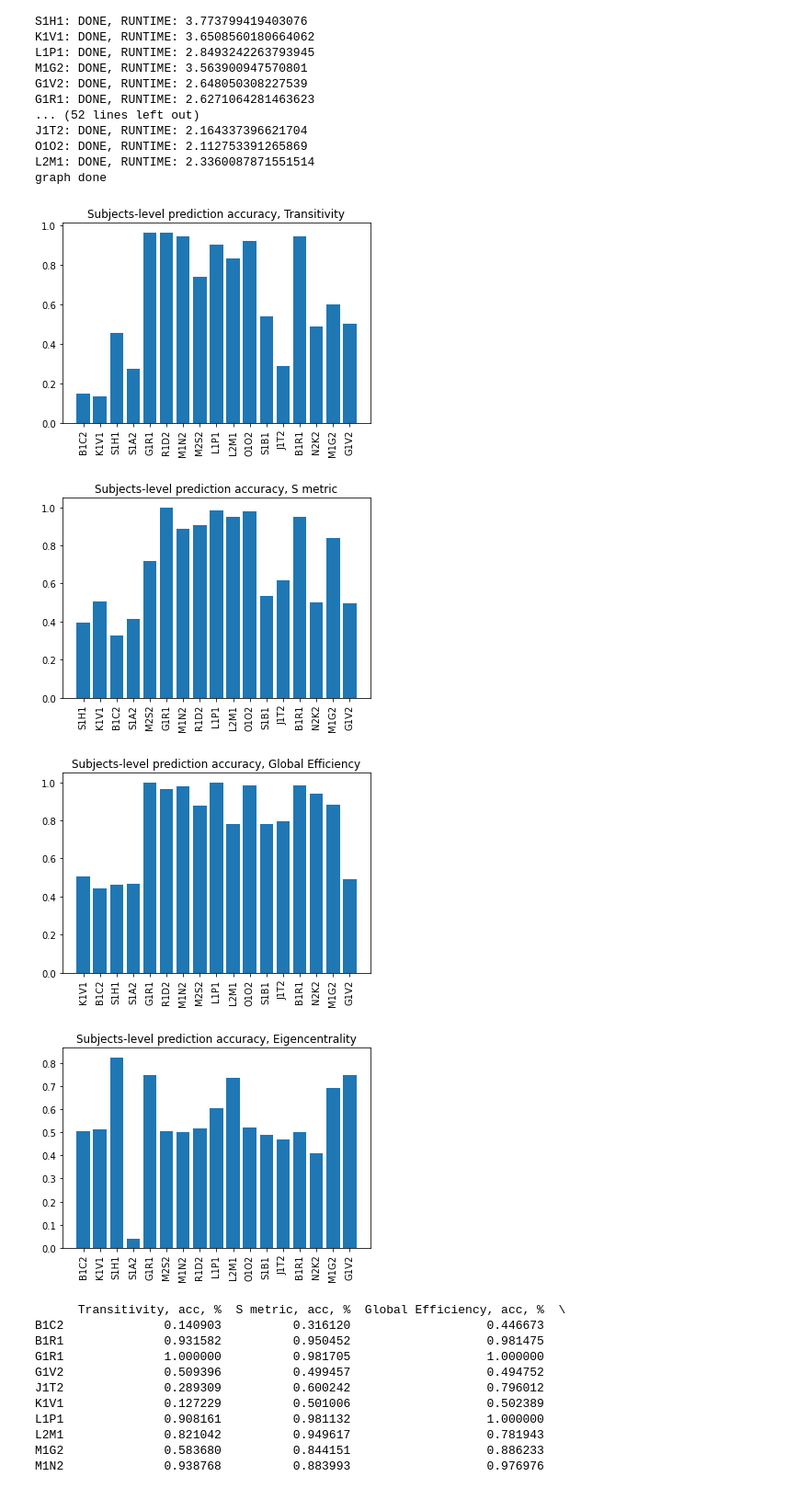
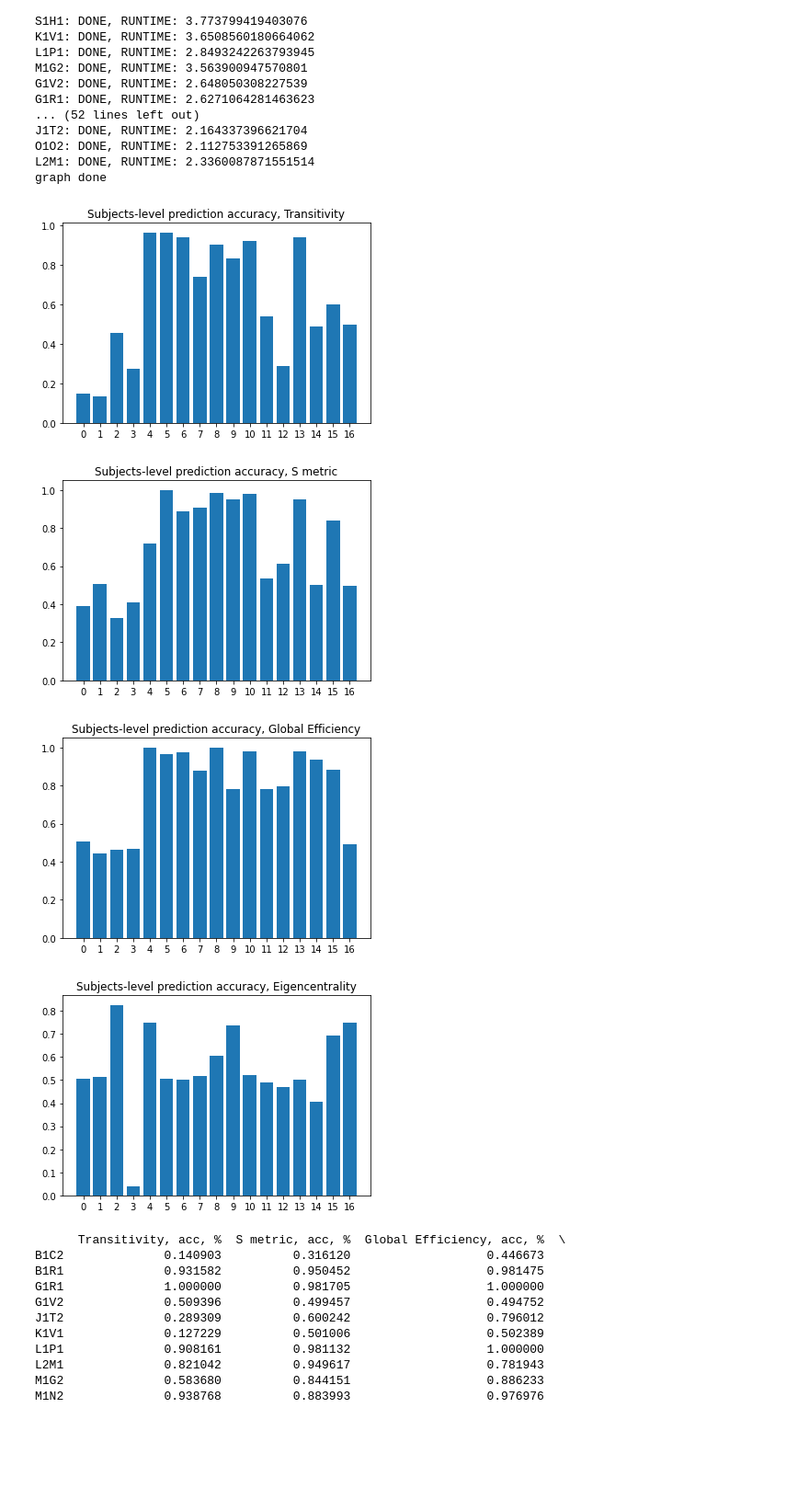
Before and after one commit to 1101AlexZab1011/NodesEstimation, a Jupyter notebook: dirty_field-info_sep.ipynb, the cells around one changed output. Shown at 92% size. Drawn from its saved outputs; the diff is of its cells as text; code cells hidden in the pictures; blank space fills up the shorter version.

```diff
--- a/dirty_field-info_sep.ipynb
+++ b/dirty_field-info_sep.ipynb
@@ -244,26 +272,27 @@ cross_subjects_informativeness_arr.append(cross_subjects_informativeness)
 # %%
 # print(
 #     lmd.dict_to_str(
 #         cross_subjects_informativeness_arr[-1].acc()
 #     )
 # )
 
 names = ['Transitivity', 'S metric', 'Global Efficiency', 'Eigencentrality']
 
 for name, info in zip(names, cross_subjects_informativeness_arr):
 
     plt.bar(
-        info.acc().keys(),
+        range(len(info.acc().keys())),
         info.acc().values()
     )
-    plt.xticks(rotation=90)
+    # plt.xticks(rotation=90)
+    plt.xticks(range(len(info.acc().keys())))
     plt.title(f'Subjects-level prediction accuracy, {name}')
     plt.show()
 # %% [output]
-[figure, old version]
+[figure, new version]
-[figure, old version]
+[figure, new version]
-[figure, old version]
+[figure, new version]
-[figure, old version]
+[figure, new version]
 # %%
 series = list()
 names = ['Transitivity, acc, %', 'S metric, acc, %', 'Global Efficiency, acc, %', 'Eigencentrality, acc, %']
```
Also changed, not shown: parts of 1 cell of this notebook.
